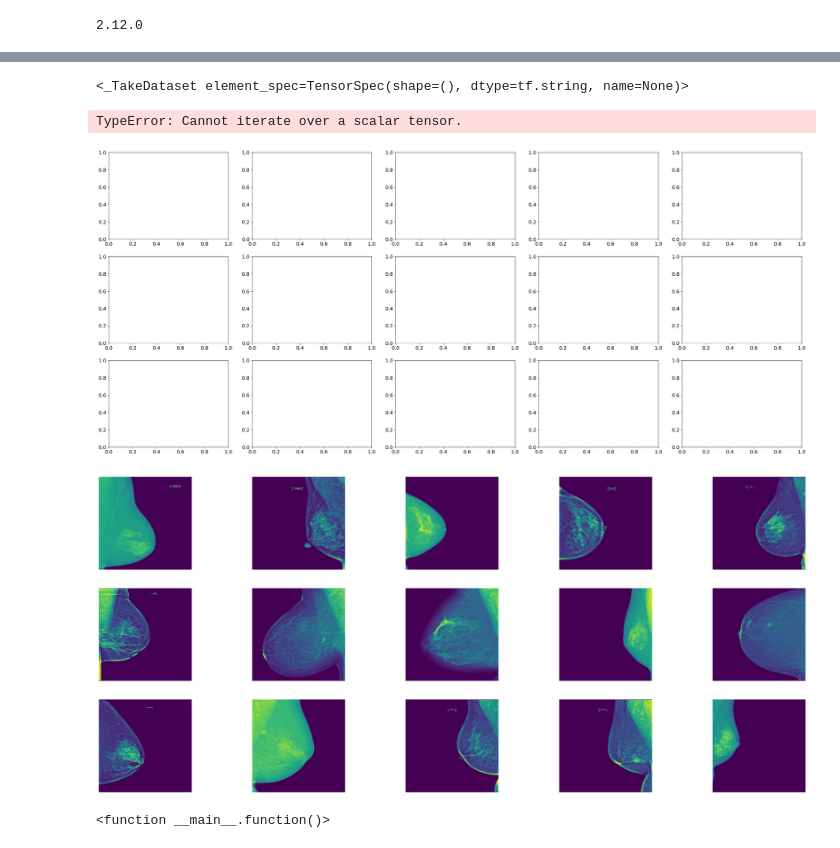
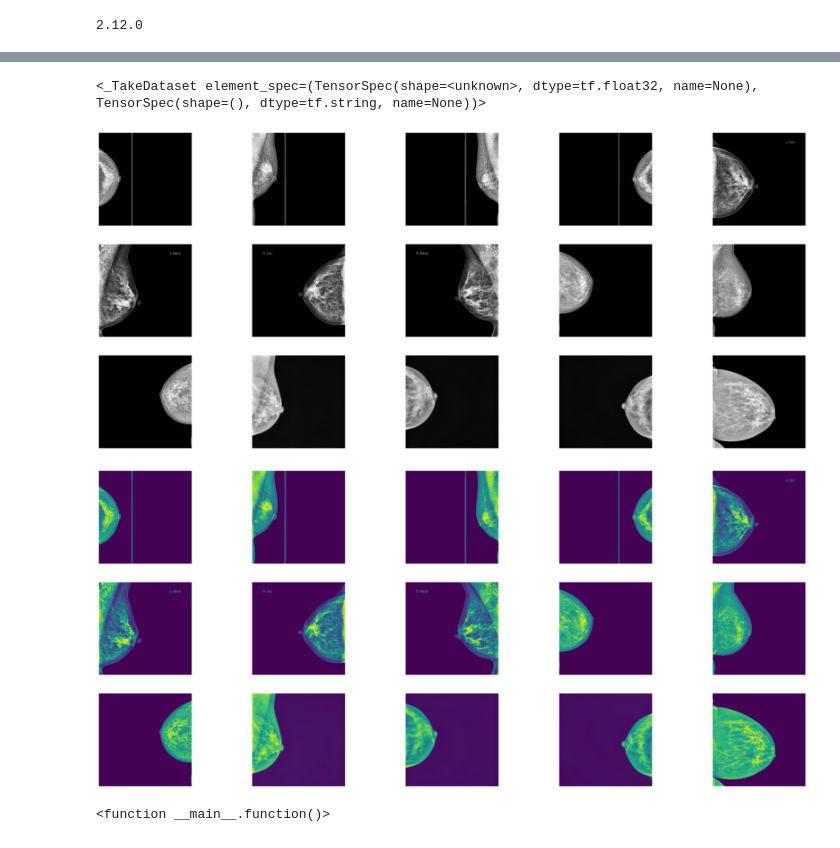
Before and after one commit to PedroAMtz/Cancer_de_Mama, a Jupyter notebook: models/Custom_processing_images.ipynb, the cells around one changed output, grey strips where cells are left out. Saved outputs shown, nothing was run; the diff lists cells and outputs as text; code cells hidden in the pictures.

Commit message:
Feature achieved, can be applied custom functions using cv2

```diff
--- a/models/Custom_processing_images.ipynb
+++ b/models/Custom_processing_images.ipynb
@@ -12,29 +12,16 @@ print(tf.__version__)
 # %% [output]
 2.12.0
 # %%
-def apply_CLAHE_filter(image, clipLimit=2.0, tileGridSize=(8,8),
-                        plot_filter=False):
+def apply_CLAHE_filter(image, clipLimit=2.0, tileGridSize=(8,8)):
     clahe = cv2.createCLAHE(clipLimit=clipLimit,
                             tileGridSize=tileGridSize)
     image = clahe.apply(tf.make_ndarray(tf.make_tensor_proto(image)))
-    print('Filter applied successfully!')
-
-    if plot_filter == True:
-        plt.imshow(image, cmap='gray')
-        plt.title('CLAHE filter')
-        plt.axis('off')
-
     return image
 # %%
 def read_and_decode(filename, preprocessing=0):
-    # 1-> Read the file
     img = tf.io.read_file(filename)
-    # 2-> Convert compressed string to a 3D uint8 tensor
     img = tf.image.decode_jpeg(img, channels=1)
-    # 3 -> Custom preprocessing
-    img = tf.convert_to_tensor(apply_CLAHE_filter(img))
-    # 4-> Convert 3D uint8 to floats in the range [0,1]
-    img = tf.image.convert_image_dtype(img, tf.float32)
+    img = tf.py_function(apply_CLAHE_filter, [img], tf.float32)
     return tf.convert_to_tensor(tf.expand_dims(img, axis=-1))
 
 def decode_csv(csv_row):
@@ -107,17 +65,16 @@ Filter applied successfully!
 # %%
 dataset.take(1)
 # %% [output]
-<_TakeDataset element_spec=TensorSpec(shape=(), dtype=tf.string, name=None)>
+<_TakeDataset element_spec=(TensorSpec(shape=<unknown>, dtype=tf.float32, name=None), TensorSpec(shape=(), dtype=tf.string, name=None))>
 # %%
 matplotlib.rcParams.update({'font.size': 14})
 f, ax = plt.subplots(3, 5, figsize=(35,15))
 
 for idx, (img, label) in enumerate(dataset.take(15)):
-    ax[idx//5, idx%5].imshow((img.numpy()));
+    ax[idx//5, idx%5].imshow((img.numpy()), cmap="gray");
     ax[idx//5, idx%5].axis('off')
 # %% [output]
-TypeError: Cannot iterate over a scalar tensor.
-[figure, old version]
+[figure, new version]
 # %%
 def plot_images(filename):
     matplotlib.rcParams.update({'font.size': 14})
@@ -130,7 +87,7 @@ def plot_images(filename):
 # %%
 plot_images("new_train.csv")
 # %% [output]
-[figure, old version]
+[figure, new version]
 # %%
 def function():
     a = int(tf.random.normal(shape=()))
```
Also changed, not shown: parts of 6 cells of this notebook.
